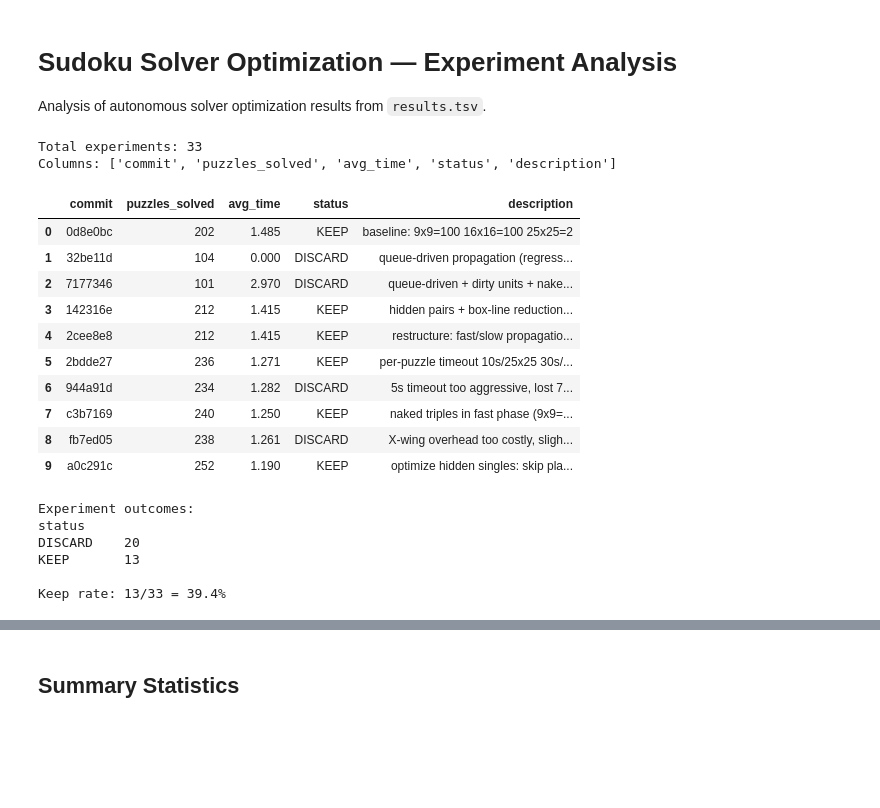
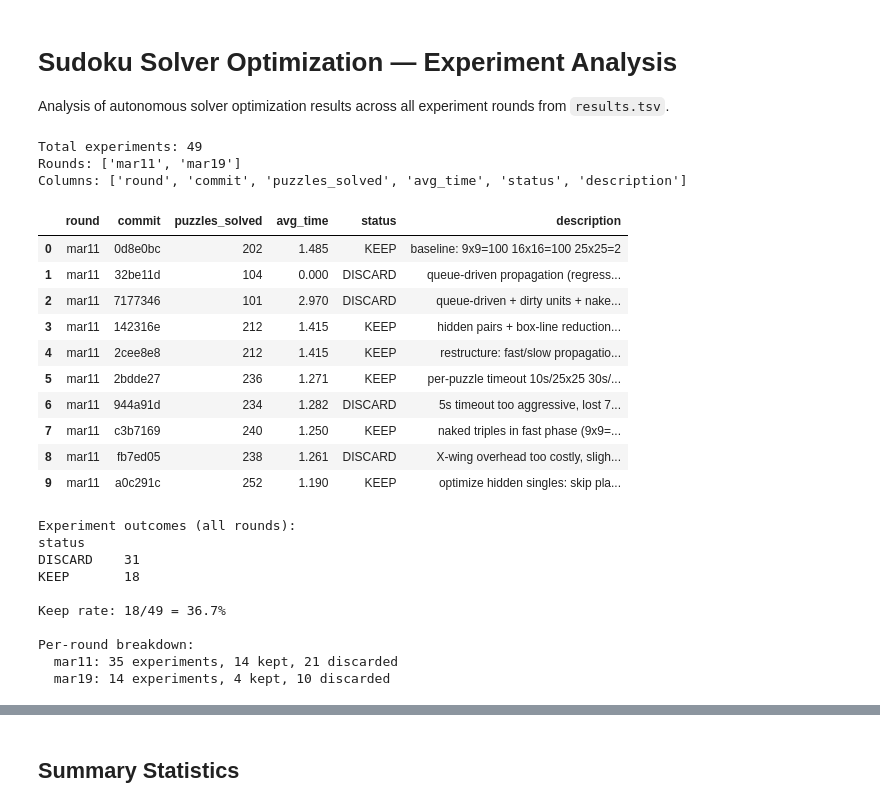
Before and after one commit to tureture/autoresearch_sudoku, a Jupyter notebook: analysis.ipynb, the cells around one changed output, grey strips where cells are left out. Cells and saved outputs as stored; diff of their text form; code cells hidden in the pictures; blank space fills up the shorter version.

```diff
--- a/analysis.ipynb
+++ b/analysis.ipynb
@@ -1,38 +1,41 @@
 # %% [markdown]
 # Sudoku Solver Optimization — Experiment Analysis
 
-Analysis of autonomous solver optimization results from `results.tsv`.
+Analysis of autonomous solver optimization results across all experiment rounds from `results.tsv`.
 # %%
 import pandas as pd
 import matplotlib.pyplot as plt
 import numpy as np
 
-# Load the TSV (tab-separated: commit, puzzles_solved, avg_time, status, description)
+# Load the TSV (tab-separated: round, commit, puzzles_solved, avg_time, status, description)
 df = pd.read_csv("results.tsv", sep="\t")
 df["puzzles_solved"] = pd.to_numeric(df["puzzles_solved"], errors="coerce")
 df["avg_time"] = pd.to_numeric(df["avg_time"], errors="coerce")
 df["status"] = df["status"].str.strip().str.upper()
+df["round"] = df["round"].str.strip()
 
 print(f"Total experiments: {len(df)}")
+print(f"Rounds: {df['round'].unique().tolist()}")
 print(f"Columns: {list(df.columns)}")
 df.head(10)
 # %% [output]
-Total experiments: 33
-Columns: ['commit', 'puzzles_solved', 'avg_time', 'status', 'description']
+Total experiments: 49
+Rounds: ['mar11', 'mar19']
+Columns: ['round', 'commit', 'puzzles_solved', 'avg_time', 'status', 'description']
-|  | commit | puzzles_solved | avg_time | status | description |
-| 0 | 0d8e0bc | 202 | 1.485 | KEEP | baseline: 9x9=100 16x16=100 25x25=2 |
-| 1 | 32be11d | 104 | 0.000 | DISCARD | queue-driven propagation (regress... |
-| 2 | 7177346 | 101 | 2.970 | DISCARD | queue-driven + dirty units + nake... |
-| 3 | 142316e | 212 | 1.415 | KEEP | hidden pairs + box-line reduction... |
-| 4 | 2cee8e8 | 212 | 1.415 | KEEP | restructure: fast/slow propagatio... |
-| 5 | 2bdde27 | 236 | 1.271 | KEEP | per-puzzle timeout 10s/25x25 30s/... |
-| 6 | 944a91d | 234 | 1.282 | DISCARD | 5s timeout too aggressive, lost 7... |
-| 7 | c3b7169 | 240 | 1.250 | KEEP | naked triples in fast phase (9x9=... |
-| 8 | fb7ed05 | 238 | 1.261 | DISCARD | X-wing overhead too costly, sligh... |
-| 9 | a0c291c | 252 | 1.190 | KEEP | optimize hidden singles: skip pla... |
+|  | round | commit | puzzles_solved | avg_time | status | description |
+| 0 | mar11 | 0d8e0bc | 202 | 1.485 | KEEP | baseline: 9x9=100 16x16=100 25x25=2 |
+| 1 | mar11 | 32be11d | 104 | 0.000 | DISCARD | queue-driven propagation (regress... |
+| 2 | mar11 | 7177346 | 101 | 2.970 | DISCARD | queue-driven + dirty units + nake... |
+| 3 | mar11 | 142316e | 212 | 1.415 | KEEP | hidden pairs + box-line reduction... |
+| 4 | mar11 | 2cee8e8 | 212 | 1.415 | KEEP | restructure: fast/slow propagatio... |
+| 5 | mar11 | 2bdde27 | 236 | 1.271 | KEEP | per-puzzle timeout 10s/25x25 30s/... |
+| 6 | mar11 | 944a91d | 234 | 1.282 | DISCARD | 5s timeout too aggressive, lost 7... |
+| 7 | mar11 | c3b7169 | 240 | 1.250 | KEEP | naked triples in fast phase (9x9=... |
+| 8 | mar11 | fb7ed05 | 238 | 1.261 | DISCARD | X-wing overhead too costly, sligh... |
+| 9 | mar11 | a0c291c | 252 | 1.190 | KEEP | optimize hidden singles: skip pla... |
 # %%
 counts = df["status"].value_counts()
-print("Experiment outcomes:")
+print("Experiment outcomes (all rounds):")
 print(counts.to_string())
 
 n_keep = counts.get("KEEP", 0)
@@ -41,13 +44,25 @@ n_crash = counts.get("CRASH", 0)
 n_decided = n_keep + n_discard
 if n_decided > 0:
     print(f"\nKeep rate: {n_keep}/{n_decided} = {n_keep / n_decided:.1%}")
+
+# Per-round breakdown
+print("\nPer-round breakdown:")
+for rnd, grp in df.groupby("round", sort=False):
+    rc = grp["status"].value_counts()
+    rk = rc.get("KEEP", 0)
+    rd = rc.get("DISCARD", 0)
+    print(f"  {rnd}: {len(grp)} experiments, {rk} kept, {rd} discarded")
 # %% [output]
-Experiment outcomes:
+Experiment outcomes (all rounds):
 status
-DISCARD    20
-KEEP       13
+DISCARD    31
+KEEP       18
 
-Keep rate: 13/33 = 39.4%
+Keep rate: 18/49 = 36.7%
+
+Per-round breakdown:
+  mar11: 35 experiments, 14 kept, 21 discarded
+  mar19: 14 experiments, 4 kept, 10 discarded
 # %%
 # Show all KEPT experiments (the improvements that stuck)
 kept = df[df["status"] == "KEEP"].copy()
```
Also changed, not shown: parts of 5 cells of this notebook, 3 other files.
